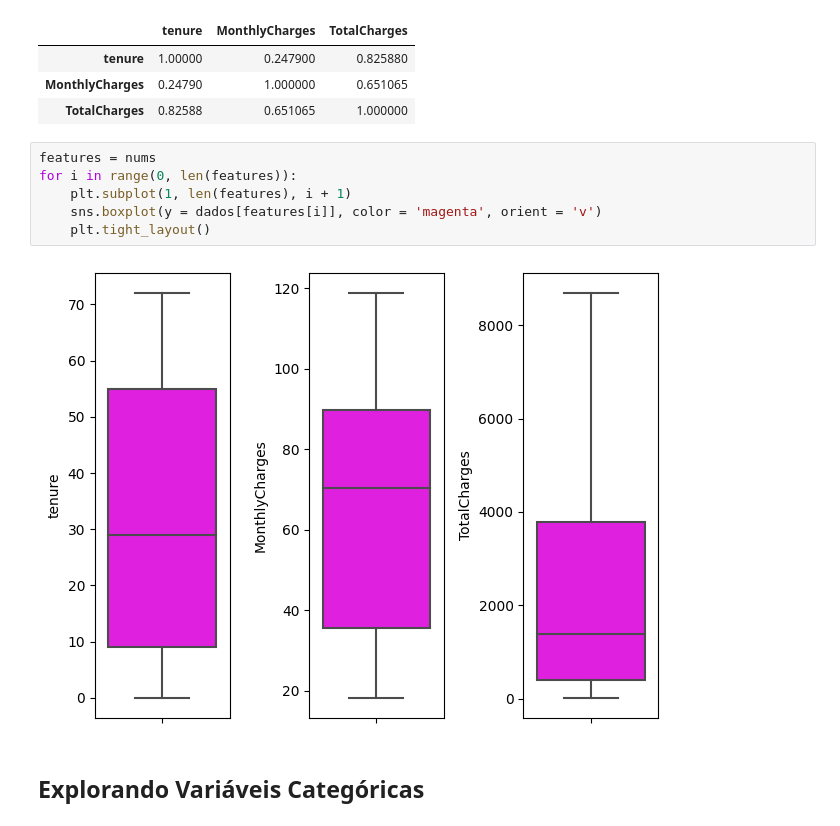
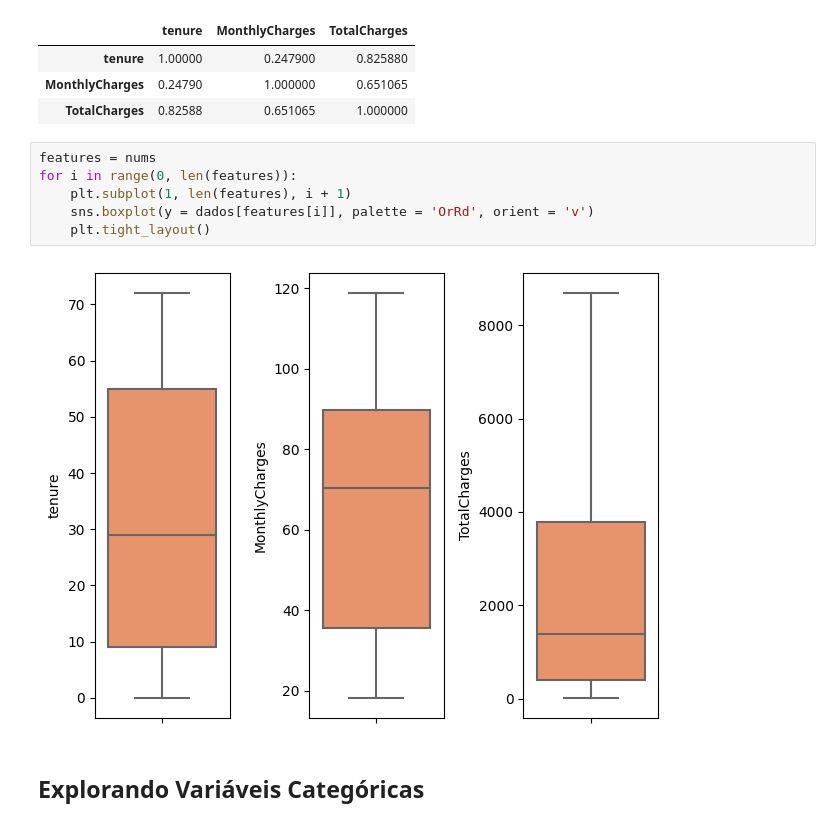
Before and after one commit to alyssonmontovanelli/analise_Previsao_Churn_teleComunicacoes, a Jupyter notebook: notebooks/01_Analise_Exploratoria.ipynb, the cells around one changed output. Drawn from its saved outputs; the diff is of its cells as text.

```diff
--- a/notebooks/01_Analise_Exploratoria.ipynb
+++ b/notebooks/01_Analise_Exploratoria.ipynb
@@ -150,11 +151,11 @@ dados[nums].corr()
 # %%
 features = nums
 for i in range(0, len(features)):
     plt.subplot(1, len(features), i + 1)
-    sns.boxplot(y = dados[features[i]], color = 'magenta', orient = 'v')
+    sns.boxplot(y = dados[features[i]], palette = 'OrRd', orient = 'v')
     plt.tight_layout()
 # %% [output]
-[figure, old version]
+[figure, new version]
 # %% [markdown]
 ## Explorando Variáveis Categóricas
 # %%
```
Also changed, not shown: parts of 7 cells of this notebook.
